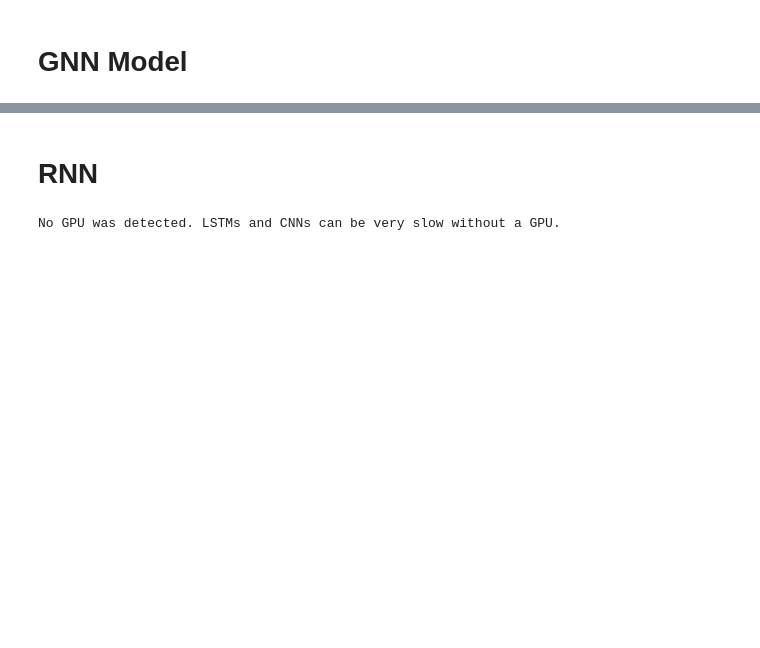
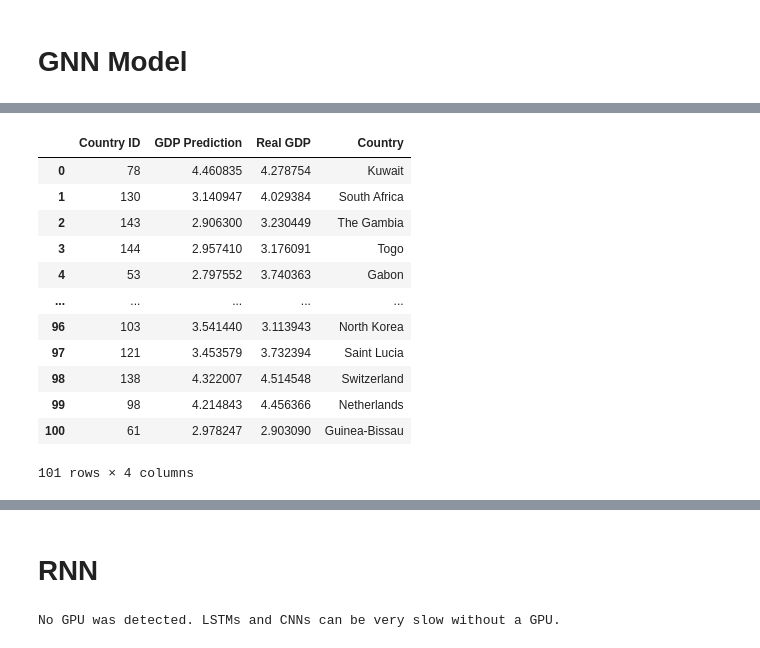
Before and after one commit to Gabrielamb2/MachineLearning, a Jupyter notebook: RNN_GNN.ipynb, the cells around one changed output, grey strips where cells are left out. Cells and saved outputs as stored; diff of their text form; code cells hidden in the pictures; blank space fills up the shorter version.

```diff
--- a/RNN_GNN.ipynb
+++ b/RNN_GNN.ipynb
@@ -359,0 +394,20 @@ print(np.sqrt(mse_train), np.sqrt(mse_test))
+# %%
+predictions = pd.DataFrame(list(zip(x_train, gnn_model(x_train).numpy()[:,0], y_train))).rename(columns = {0 : "Country ID", 1: "GDP Prediction", 2: "Real GDP"})
+
+gnn_predictions_train = predictions.merge(train_data[["Country", "Country ID"]], on = "Country ID", how = "left")
+
+gnn_predictions_train
+# %% [output]
+|  | Country ID | GDP Prediction | Real GDP | Country |
+| 0 | 78 | 4.460835 | 4.278754 | Kuwait |
+| 1 | 130 | 3.140947 | 4.029384 | South Africa |
+| 2 | 143 | 2.906300 | 3.230449 | The Gambia |
+| 3 | 144 | 2.957410 | 3.176091 | Togo |
+| 4 | 53 | 2.797552 | 3.740363 | Gabon |
+| ... | ... | ... | ... | ... |
+| 96 | 103 | 3.541440 | 3.113943 | North Korea |
+| 97 | 121 | 3.453579 | 3.732394 | Saint Lucia |
+| 98 | 138 | 4.322007 | 4.514548 | Switzerland |
+| 99 | 98 | 4.214843 | 4.456366 | Netherlands |
+| 100 | 61 | 2.978247 | 2.903090 | Guinea-Bissau |
+101 rows × 4 columns
```
Also changed, not shown: parts of 31 cells of this notebook, 1 other file.
